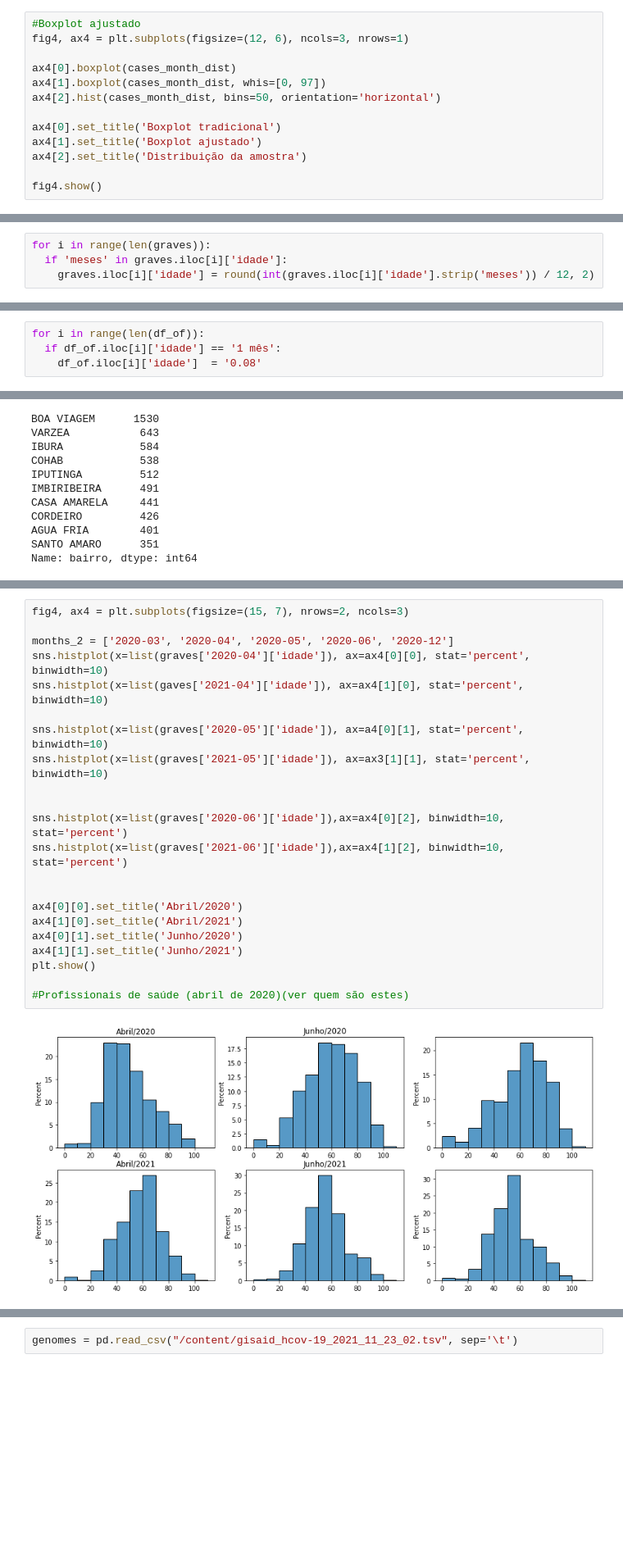
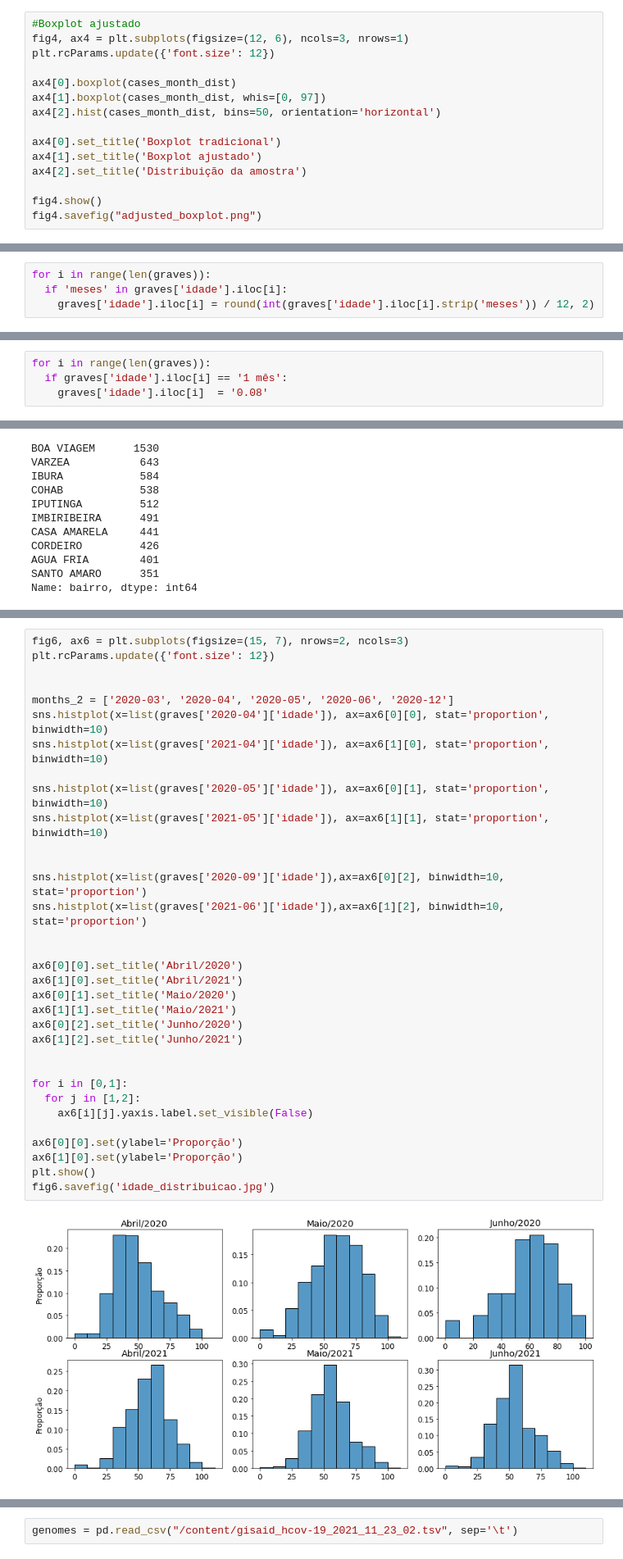
Before and after one commit to agenorrneto/pandemia_recife, a Jupyter notebook: pandemic_at_recife.ipynb, the cells around one changed output, grey strips where cells are left out. Shown at 82% size. Cells and saved outputs as stored; diff of their text form; blank space fills up the shorter version.

```diff
--- a/pandemic_at_recife.ipynb
+++ b/pandemic_at_recife.ipynb
@@ -686,6 +718,7 @@ np.percentile(cases_month_dist, 97.23404) #Provando
 # %%
 #Boxplot ajustado
 fig4, ax4 = plt.subplots(figsize=(12, 6), ncols=3, nrows=1)
+plt.rcParams.update({'font.size': 12})
 
 ax4[0].boxplot(cases_month_dist)
 ax4[1].boxplot(cases_month_dist, whis=[0, 97])
@@ -696,4 +729,5 @@ ax4[1].set_title('Boxplot ajustado')
 ax4[2].set_title('Distribuição da amostra')
 
 fig4.show()
+fig4.savefig("adjusted_boxplot.png")
 # %% [output]
@@ -851,7 +915,7 @@ memory usage: 2.3+ MB
 # %%
 for i in range(len(graves)):
-  if 'meses' in graves.iloc[i]['idade']:
-    graves.iloc[i]['idade'] = round(int(graves.iloc[i]['idade'].strip('meses')) / 12, 2)
+  if 'meses' in graves['idade'].iloc[i]:
+    graves['idade'].iloc[i] = round(int(graves['idade'].iloc[i].strip('meses')) / 12, 2)
 # %% [output]
 A value is trying to be set on a copy of a slice from a DataFrame
 
@@ -875,6 +938,6 @@ array(['66', '71', '39', '68', '97', '58', '60', '28', '40', '54', '63',
       dtype=object)
 # %%
-for i in range(len(df_of)):
-  if df_of.iloc[i]['idade'] == '1 mês':
-    df_of.iloc[i]['idade']  = '0.08'
+for i in range(len(graves)):
+  if graves['idade'].iloc[i] == '1 mês':
+    graves['idade'].iloc[i]  = '0.08'
 # %% [output]
@@ -988,24 +1024,35 @@ Name: idade, Length: 186, dtype: float64
 # %%
-fig4, ax4 = plt.subplots(figsize=(15, 7), nrows=2, ncols=3)
+fig6, ax6 = plt.subplots(figsize=(15, 7), nrows=2, ncols=3)
+plt.rcParams.update({'font.size': 12})
+
 
 months_2 = ['2020-03', '2020-04', '2020-05', '2020-06', '2020-12']
-sns.histplot(x=list(graves['2020-04']['idade']), ax=ax4[0][0], stat='percent', binwidth=10)
-sns.histplot(x=list(gaves['2021-04']['idade']), ax=ax4[1][0], stat='percent', binwidth=10)
+sns.histplot(x=list(graves['2020-04']['idade']), ax=ax6[0][0], stat='proportion', binwidth=10)
+sns.histplot(x=list(graves['2021-04']['idade']), ax=ax6[1][0], stat='proportion', binwidth=10)
 
-sns.histplot(x=list(graves['2020-05']['idade']), ax=a4[0][1], stat='percent', binwidth=10)
-sns.histplot(x=list(graves['2021-05']['idade']), ax=ax3[1][1], stat='percent', binwidth=10)
+sns.histplot(x=list(graves['2020-05']['idade']), ax=ax6[0][1], stat='proportion', binwidth=10)
+sns.histplot(x=list(graves['2021-05']['idade']), ax=ax6[1][1], stat='proportion', binwidth=10)
 
 
-sns.histplot(x=list(graves['2020-06']['idade']),ax=ax4[0][2], binwidth=10, stat='percent')
-sns.histplot(x=list(graves['2021-06']['idade']),ax=ax4[1][2], binwidth=10, stat='percent')
+sns.histplot(x=list(graves['2020-09']['idade']),ax=ax6[0][2], binwidth=10, stat='proportion')
+sns.histplot(x=list(graves['2021-06']['idade']),ax=ax6[1][2], binwidth=10, stat='proportion')
 
 
-ax4[0][0].set_title('Abril/2020')
-ax4[1][0].set_title('Abril/2021')
-ax4[0][1].set_title('Junho/2020')
-ax4[1][1].set_title('Junho/2021')
+ax6[0][0].set_title('Abril/2020')
+ax6[1][0].set_title('Abril/2021')
+ax6[0][1].set_title('Maio/2020')
+ax6[1][1].set_title('Maio/2021')
+ax6[0][2].set_title('Junho/2020')
+ax6[1][2].set_title('Junho/2021')
+
+
+for i in [0,1]:
+  for j in [1,2]:
+    ax6[i][j].yaxis.label.set_visible(False)
+
+ax6[0][0].set(ylabel='Proporção')
+ax6[1][0].set(ylabel='Proporção')
 plt.show()
-
-#Profissionais de saúde (abril de 2020)(ver quem são estes)
+fig6.savefig('idade_distribuicao.jpg')
 # %% [output]
-[figure, old version]
+[figure, new version]
```
Also changed, not shown: parts of 42 cells of this notebook.
